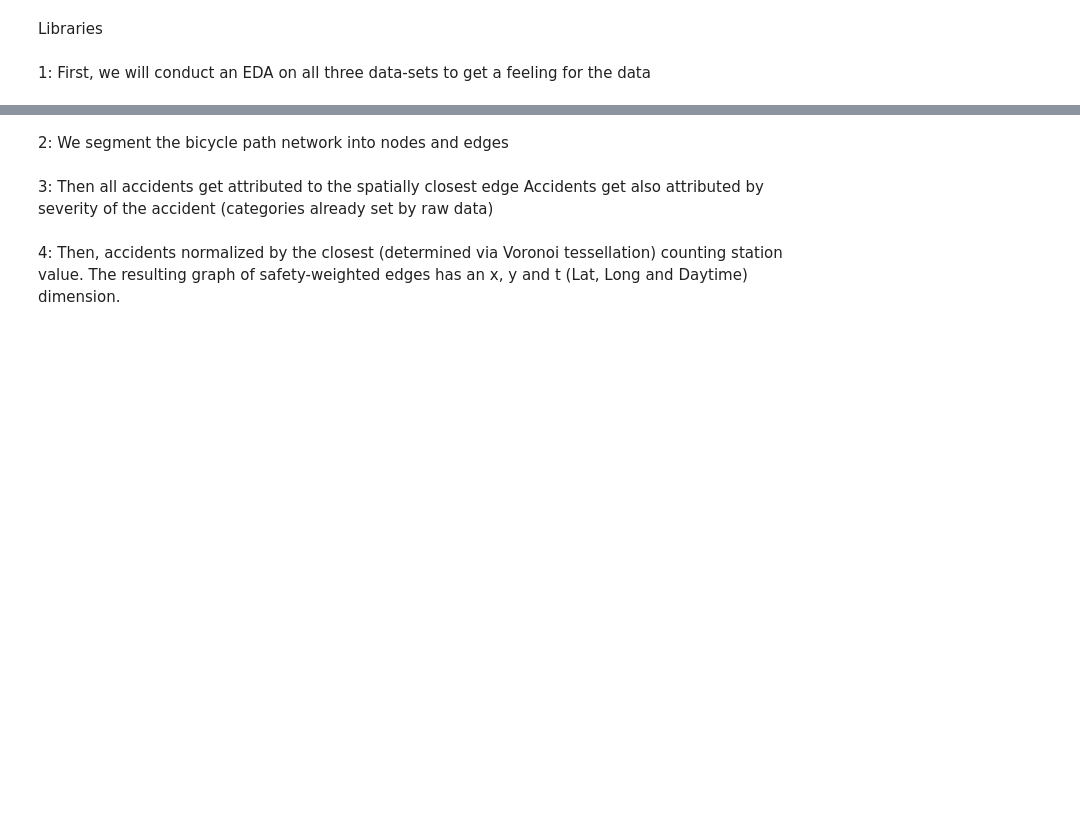
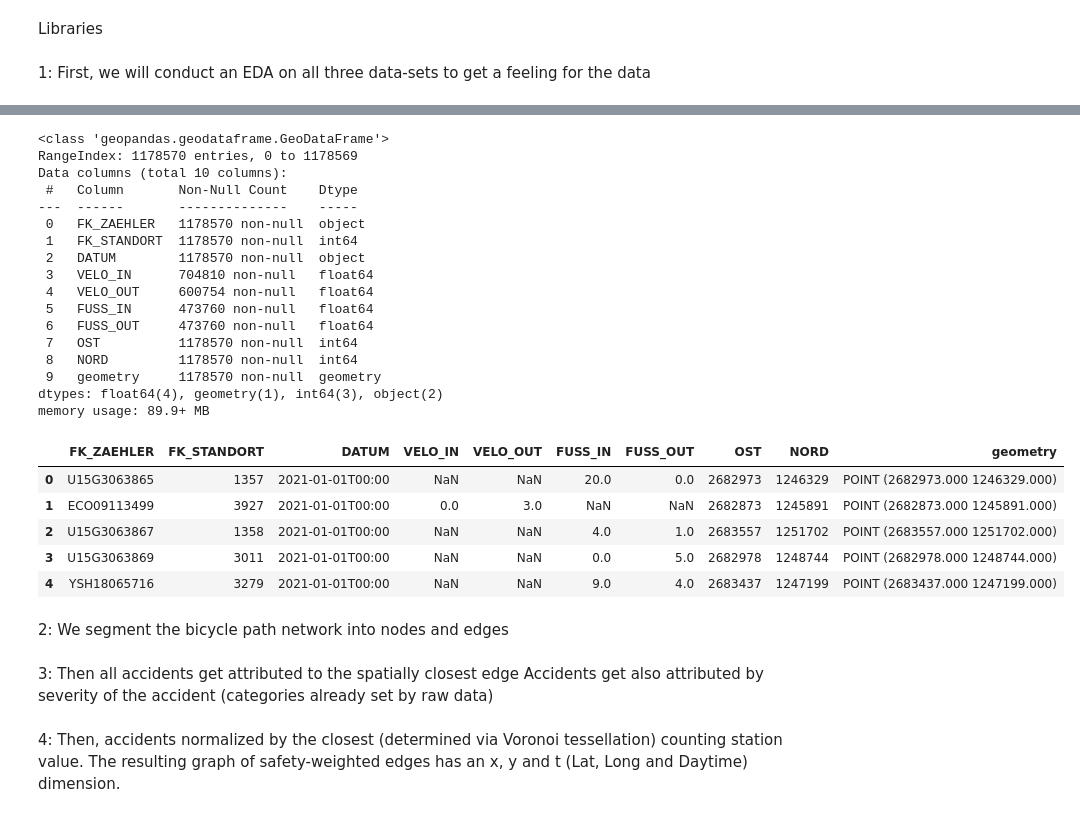
Before and after one commit to thereallinusrg/Velo-Zueri-Unfaelle, a Jupyter notebook: simon-notebook.ipynb, the cells around one changed output, grey strips where cells are left out. Drawn from its saved outputs; the diff is of its cells as text; code cells hidden in the pictures; blank space fills up the shorter version.

Commit message:
geopandas running

```diff
--- a/simon-notebook.ipynb
+++ b/simon-notebook.ipynb
@@ -68,0 +51,28 @@ sns.pairplot(ts)
+# %%
+Zaehlungen.info()
+Zaehlungen.head()
+Zaehlungen.describe()
+# %% [output]
+<class 'geopandas.geodataframe.GeoDataFrame'>
+RangeIndex: 1178570 entries, 0 to 1178569
+Data columns (total 10 columns):
+ #   Column       Non-Null Count    Dtype
+---  ------       --------------    -----
+ 0   FK_ZAEHLER   1178570 non-null  object
+ 1   FK_STANDORT  1178570 non-null  int64
+ 2   DATUM        1178570 non-null  object
+ 3   VELO_IN      704810 non-null   float64
+ 4   VELO_OUT     600754 non-null   float64
+ 5   FUSS_IN      473760 non-null   float64
+ 6   FUSS_OUT     473760 non-null   float64
+ 7   OST          1178570 non-null  int64
+ 8   NORD         1178570 non-null  int64
+ 9   geometry     1178570 non-null  geometry
+dtypes: float64(4), geometry(1), int64(3), object(2)
+memory usage: 89.9+ MB
+|  | FK_ZAEHLER | FK_STANDORT | DATUM | VELO_IN | VELO_OUT | FUSS_IN | FUSS_OUT | OST | NORD | geometry |
+| 0 | U15G3063865 | 1357 | 2021-01-01T00:00 | NaN | NaN | 20.0 | 0.0 | 2682973 | 1246329 | POINT (2682973.000 1246329.000) |
+| 1 | ECO09113499 | 3927 | 2021-01-01T00:00 | 0.0 | 3.0 | NaN | NaN | 2682873 | 1245891 | POINT (2682873.000 1245891.000) |
+| 2 | U15G3063867 | 1358 | 2021-01-01T00:00 | NaN | NaN | 4.0 | 1.0 | 2683557 | 1251702 | POINT (2683557.000 1251702.000) |
+| 3 | U15G3063869 | 3011 | 2021-01-01T00:00 | NaN | NaN | 0.0 | 5.0 | 2682978 | 1248744 | POINT (2682978.000 1248744.000) |
+| 4 | YSH18065716 | 3279 | 2021-01-01T00:00 | NaN | NaN | 9.0 | 4.0 | 2683437 | 1247199 | POINT (2683437.000 1247199.000) |
```
Also changed, not shown: parts of 9 cells of this notebook.
